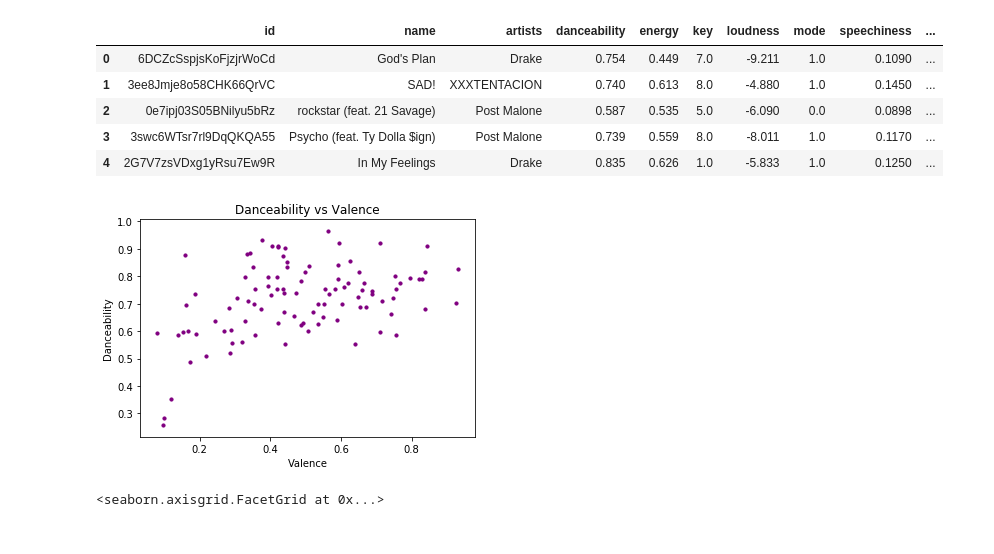
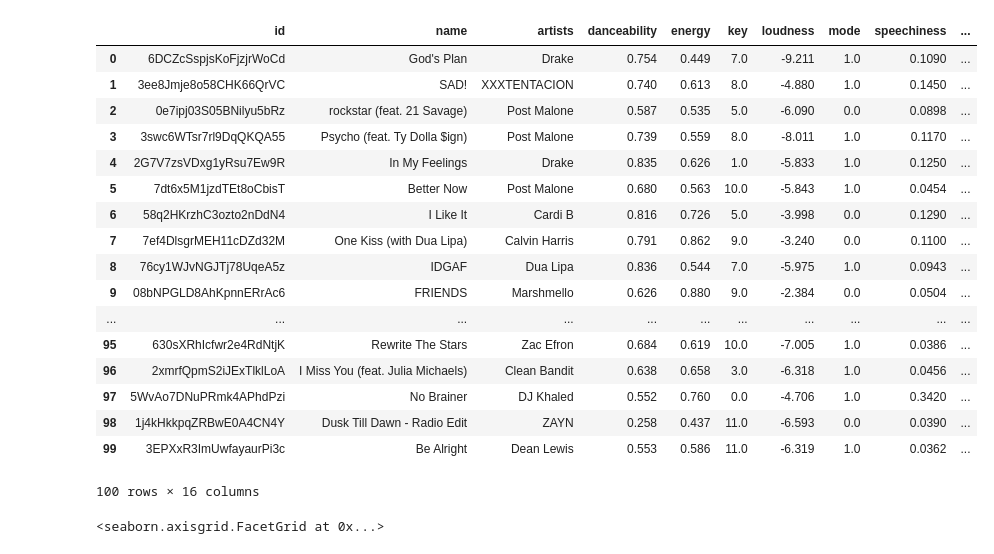
Before and after one commit to KayJayRamsey/Project_1, a Jupyter notebook: Music.ipynb, the cells around one changed output. Saved outputs shown, nothing was run; the diff lists cells and outputs as text; code cells hidden in the pictures.

```diff
--- a/Music.ipynb
+++ b/Music.ipynb
@@ -17,32 +17,28 @@ sp = spotipy.Spotify(auth=token)
 # %%
 # File to Load
 file_to_load = "top2018.csv"
 # Read File and store into Pandas data frame
 top100_df = pd.read_csv(file_to_load)
-top100_df.head()
+top100_df
 # %% [output]
 |  | id | name | artists | danceability | energy | key | loudness | mode | speechiness | ... |
 | 0 | 6DCZcSspjsKoFjzjrWoCd | God's Plan | Drake | 0.754 | 0.449 | 7.0 | -9.211 | 1.0 | 0.1090 | ... |
 | 1 | 3ee8Jmje8o58CHK66QrVC | SAD! | XXXTENTACION | 0.740 | 0.613 | 8.0 | -4.880 | 1.0 | 0.1450 | ... |
 | 2 | 0e7ipj03S05BNilyu5bRz | rockstar (feat. 21 Savage) | Post Malone | 0.587 | 0.535 | 5.0 | -6.090 | 0.0 | 0.0898 | ... |
 | 3 | 3swc6WTsr7rl9DqQKQA55 | Psycho (feat. Ty Dolla $ign) | Post Malone | 0.739 | 0.559 | 8.0 | -8.011 | 1.0 | 0.1170 | ... |
 | 4 | 2G7V7zsVDxg1yRsu7Ew9R | In My Feelings | Drake | 0.835 | 0.626 | 1.0 | -5.833 | 1.0 | 0.1250 | ... |
+| 5 | 7dt6x5M1jzdTEt8oCbisT | Better Now | Post Malone | 0.680 | 0.563 | 10.0 | -5.843 | 1.0 | 0.0454 | ... |
+| 6 | 58q2HKrzhC3ozto2nDdN4 | I Like It | Cardi B | 0.816 | 0.726 | 5.0 | -3.998 | 0.0 | 0.1290 | ... |
+| 7 | 7ef4DlsgrMEH11cDZd32M | One Kiss (with Dua Lipa) | Calvin Harris | 0.791 | 0.862 | 9.0 | -3.240 | 0.0 | 0.1100 | ... |
+| 8 | 76cy1WJvNGJTj78UqeA5z | IDGAF | Dua Lipa | 0.836 | 0.544 | 7.0 | -5.975 | 1.0 | 0.0943 | ... |
+| 9 | 08bNPGLD8AhKpnnERrAc6 | FRIENDS | Marshmello | 0.626 | 0.880 | 9.0 | -2.384 | 0.0 | 0.0504 | ... |
+| ... | ... | ... | ... | ... | ... | ... | ... | ... | ... | ... |
+| 95 | 630sXRhIcfwr2e4RdNtjK | Rewrite The Stars | Zac Efron | 0.684 | 0.619 | 10.0 | -7.005 | 1.0 | 0.0386 | ... |
+| 96 | 2xmrfQpmS2iJExTlklLoA | I Miss You (feat. Julia Michaels) | Clean Bandit | 0.638 | 0.658 | 3.0 | -6.318 | 1.0 | 0.0456 | ... |
+| 97 | 5WvAo7DNuPRmk4APhdPzi | No Brainer | DJ Khaled | 0.552 | 0.760 | 0.0 | -4.706 | 1.0 | 0.3420 | ... |
+| 98 | 1j4kHkkpqZRBwE0A4CN4Y | Dusk Till Dawn - Radio Edit | ZAYN | 0.258 | 0.437 | 11.0 | -6.593 | 0.0 | 0.0390 | ... |
+| 99 | 3EPXxR3ImUwfayaurPi3c | Be Alright | Dean Lewis | 0.553 | 0.586 | 11.0 | -6.319 | 1.0 | 0.0362 | ... |
+100 rows × 16 columns
-# %%
-#Plot correlation
-#Violin Plot
-#linear model?
-#overfitting
-#Genre (barchart)
-# Build a scatter plot for each data type
-plt.scatter(top100_df["valence"], top100_df["danceability"], color="purple", marker="o", s=10)
-
-# Incorporate the other graph properties
-plt.title("Danceability vs Valence")
-plt.ylabel("Danceability")
-plt.xlabel("Valence")
-plt.grid(False)
-# %% [output]
-[figure, removed]
 # %%
 sns.lmplot(x='valence',y='danceability',data=top100_df,fit_reg=True)
 # %% [output]
```
Also changed, not shown: parts of 5 cells of this notebook.
